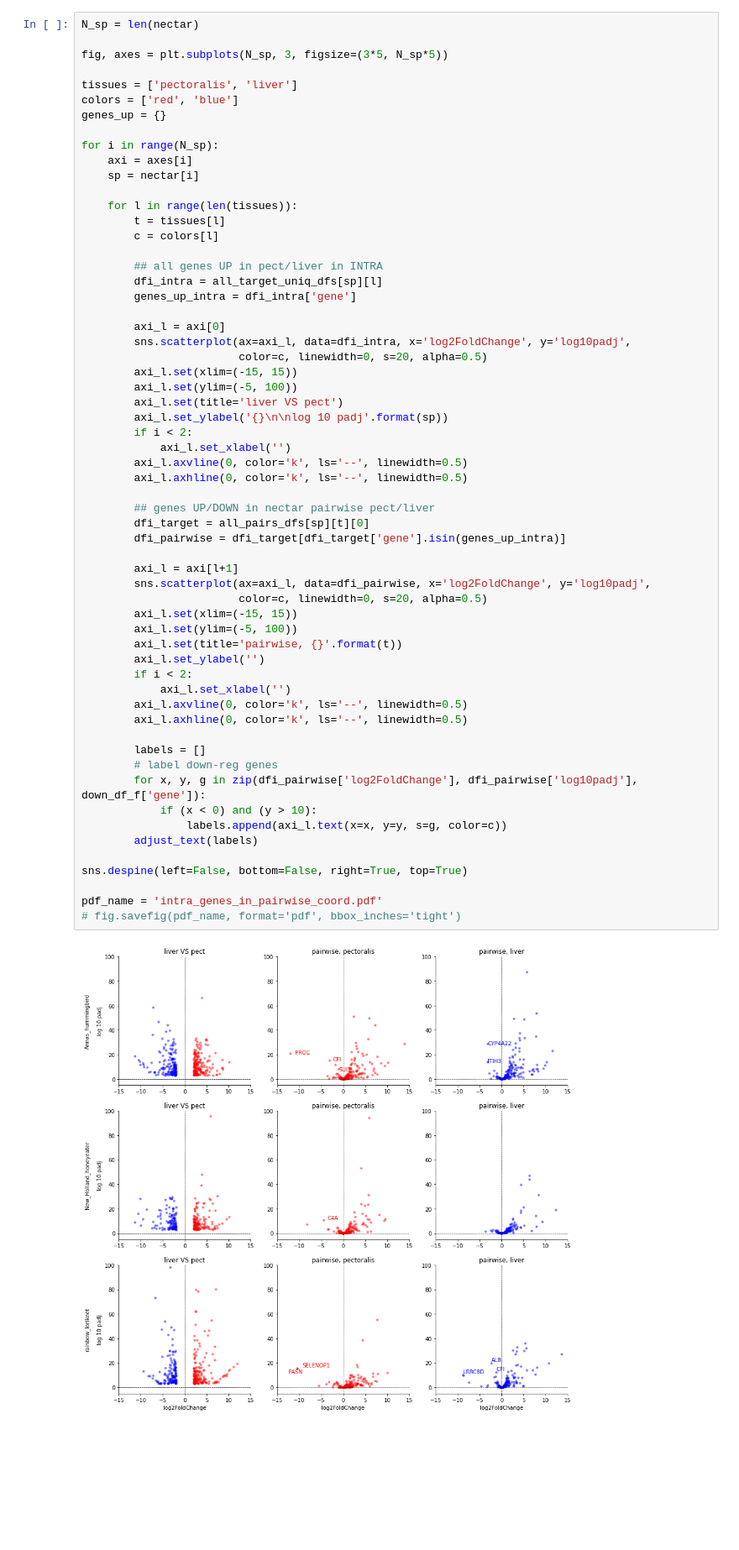
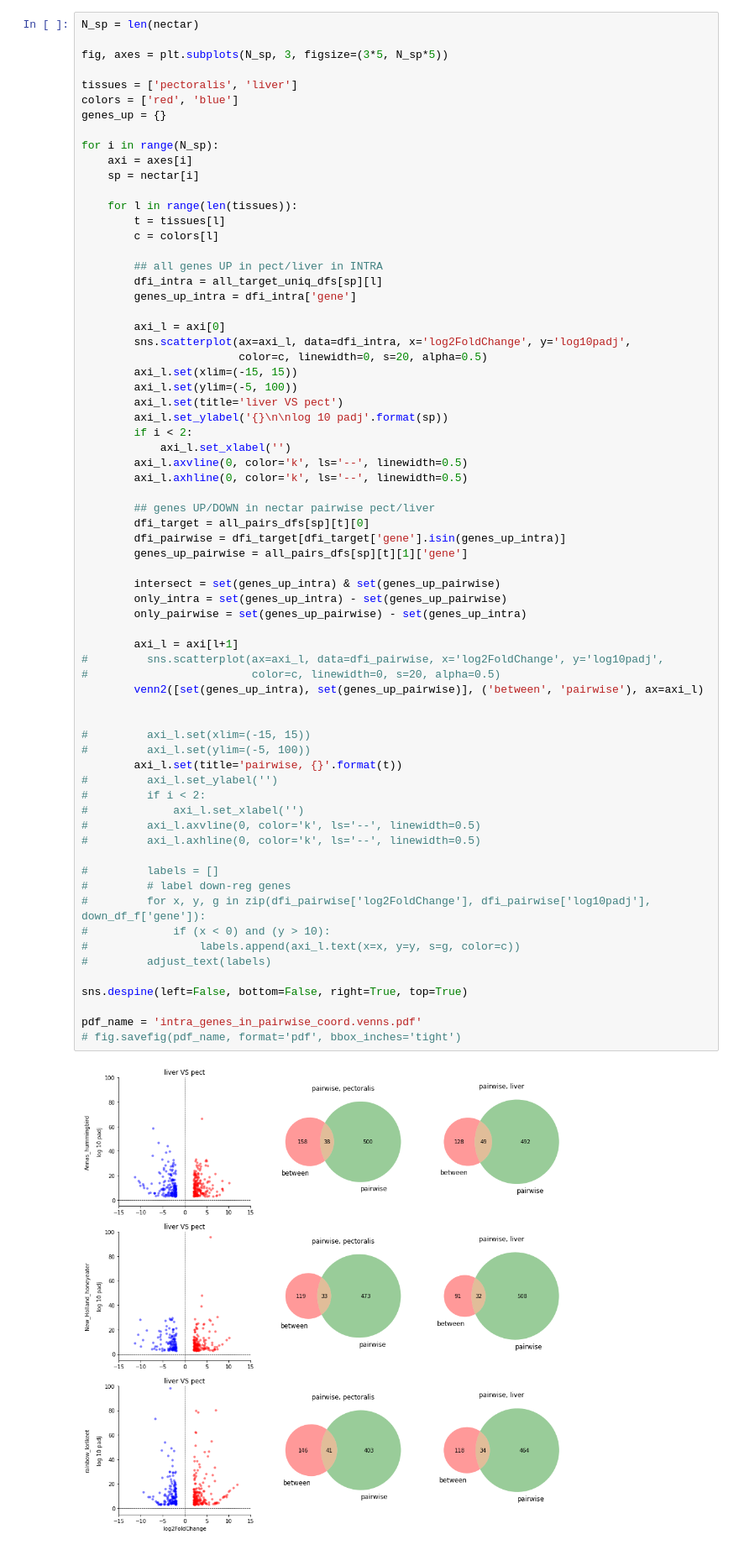
Before and after one commit to osipovarev/Transcriptome_for_NectarGenomics, a Jupyter notebook: DESeq2_analysis_nectar.ipynb, the cells around one changed output. Shown: that part at 84% size. Drawn from its saved outputs; the diff is of its cells as text; blank space fills up the shorter version.

```diff
--- a/DESeq2_analysis_nectar.ipynb
+++ b/DESeq2_analysis_nectar.ipynb
@@ -873,47 +855,55 @@ for i in range(N_sp):
         c = colors[l]
 
         ## all genes UP in pect/liver in INTRA
         dfi_intra = all_target_uniq_dfs[sp][l]
         genes_up_intra = dfi_intra['gene']
 
         axi_l = axi[0]
         sns.scatterplot(ax=axi_l, data=dfi_intra, x='log2FoldChange', y='log10padj',
                         color=c, linewidth=0, s=20, alpha=0.5)
         axi_l.set(xlim=(-15, 15))
         axi_l.set(ylim=(-5, 100))
         axi_l.set(title='liver VS pect')
         axi_l.set_ylabel('{}\n\nlog 10 padj'.format(sp))
         if i < 2:
             axi_l.set_xlabel('')
         axi_l.axvline(0, color='k', ls='--', linewidth=0.5)
         axi_l.axhline(0, color='k', ls='--', linewidth=0.5)
 
         ## genes UP/DOWN in nectar pairwise pect/liver
         dfi_target = all_pairs_dfs[sp][t][0]
         dfi_pairwise = dfi_target[dfi_target['gene'].isin(genes_up_intra)]
+        genes_up_pairwise = all_pairs_dfs[sp][t][1]['gene']
+
+        intersect = set(genes_up_intra) & set(genes_up_pairwise)
+        only_intra = set(genes_up_intra) - set(genes_up_pairwise)
+        only_pairwise = set(genes_up_pairwise) - set(genes_up_intra)
 
         axi_l = axi[l+1]
-        sns.scatterplot(ax=axi_l, data=dfi_pairwise, x='log2FoldChange', y='log10padj',
-                        color=c, linewidth=0, s=20, alpha=0.5)
-        axi_l.set(xlim=(-15, 15))
-        axi_l.set(ylim=(-5, 100))
+#         sns.scatterplot(ax=axi_l, data=dfi_pairwise, x='log2FoldChange', y='log10padj',
+#                         color=c, linewidth=0, s=20, alpha=0.5)
+        venn2([set(genes_up_intra), set(genes_up_pairwise)], ('between', 'pairwise'), ax=axi_l)
+
+
+#         axi_l.set(xlim=(-15, 15))
+#         axi_l.set(ylim=(-5, 100))
         axi_l.set(title='pairwise, {}'.format(t))
-        axi_l.set_ylabel('')
-        if i < 2:
-            axi_l.set_xlabel('')
-        axi_l.axvline(0, color='k', ls='--', linewidth=0.5)
-        axi_l.axhline(0, color='k', ls='--', linewidth=0.5)
+#         axi_l.set_ylabel('')
+#         if i < 2:
+#             axi_l.set_xlabel('')
+#         axi_l.axvline(0, color='k', ls='--', linewidth=0.5)
+#         axi_l.axhline(0, color='k', ls='--', linewidth=0.5)
 
-        labels = []
-        # label down-reg genes
-        for x, y, g in zip(dfi_pairwise['log2FoldChange'], dfi_pairwise['log10padj'], down_df_f['gene']):
-            if (x < 0) and (y > 10):
-                labels.append(axi_l.text(x=x, y=y, s=g, color=c))
-        adjust_text(labels)
+#         labels = []
+#         # label down-reg genes
+#         for x, y, g in zip(dfi_pairwise['log2FoldChange'], dfi_pairwise['log10padj'], down_df_f['gene']):
+#             if (x < 0) and (y > 10):
+#                 labels.append(axi_l.text(x=x, y=y, s=g, color=c))
+#         adjust_text(labels)
 
 sns.despine(left=False, bottom=False, right=True, top=True)
 
-pdf_name = 'intra_genes_in_pairwise_coord.pdf'
+pdf_name = 'intra_genes_in_pairwise_coord.venns.pdf'
 # fig.savefig(pdf_name, format='pdf', bbox_inches='tight')
 # %% [output]
-[figure, old version]
+[figure, new version]
```
Also changed, not shown: parts of 2 cells of this notebook.
